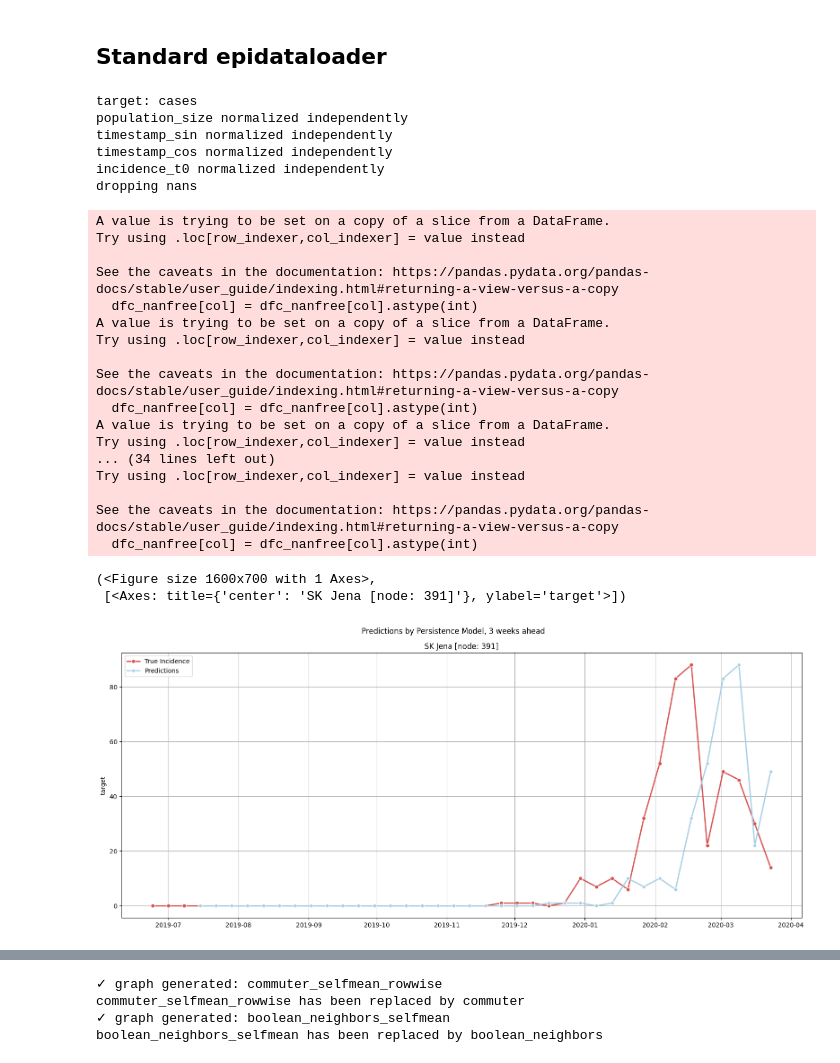
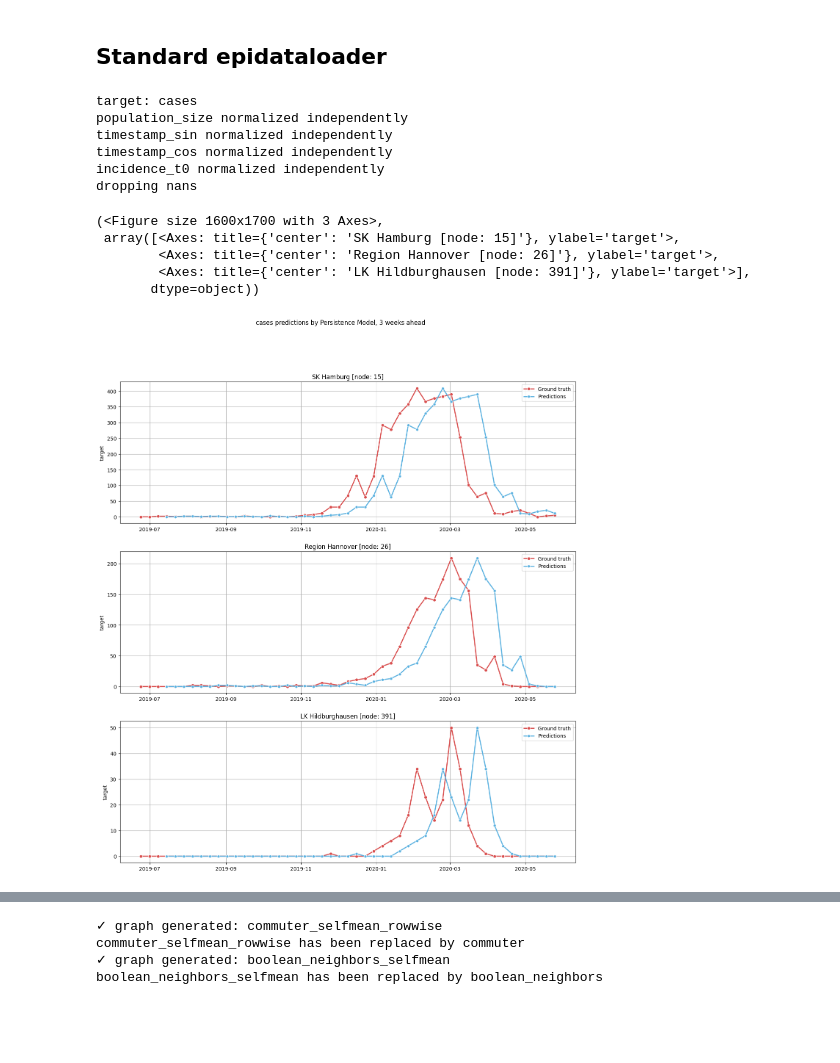
Before and after one commit to stends2001/infectious_disease_gnn, a Jupyter notebook: src/notebooks/1. Project.ipynb, the cells around one changed output, grey strips where cells are left out. Cells and saved outputs as stored; diff of their text form; code cells hidden in the pictures; blank space fills up the shorter version.

Commit message:
massive graphconstruction update

```diff
--- a/src/notebooks/1. Project.ipynb
+++ b/src/notebooks/1. Project.ipynb
@@ -14,9 +14,9 @@ min_date        = '2006-05-15'
 max_date        = '2020-06-01'
 split_trainval  = '2018-06-01'
 split_valtest   = '2019-06-01'
-split_berlin    = True
+split_berlin    = False
 
-horizon_size    = 10
+horizon_size    = 1
 horizon_leadtime= 3
 sequence_length = 1
 lag_num         = 1
@@ -57,34 +57,20 @@ timestamp_sin normalized independently
 timestamp_cos normalized independently
 incidence_t0 normalized independently
 dropping nans
-A value is trying to be set on a copy of a slice from a DataFrame.
-Try using .loc[row_indexer,col_indexer] = value instead
-
-See the caveats in the documentation: https://pandas.pydata.org/pandas-docs/stable/user_guide/indexing.html#returning-a-view-versus-a-copy
-  dfc_nanfree[col] = dfc_nanfree[col].astype(int)
-A value is trying to be set on a copy of a slice from a DataFrame.
-Try using .loc[row_indexer,col_indexer] = value instead
-
-See the caveats in the documentation: https://pandas.pydata.org/pandas-docs/stable/user_guide/indexing.html#returning-a-view-versus-a-copy
-  dfc_nanfree[col] = dfc_nanfree[col].astype(int)
-A value is trying to be set on a copy of a slice from a DataFrame.
-Try using .loc[row_indexer,col_indexer] = value instead
-... (34 lines left out)
-Try using .loc[row_indexer,col_indexer] = value instead
-
-See the caveats in the documentation: https://pandas.pydata.org/pandas-docs/stable/user_guide/indexing.html#returning-a-view-versus-a-copy
-  dfc_nanfree[col] = dfc_nanfree[col].astype(int)
 # %%
 sl = ShallowDataLoaderManager(data_orchestrator).construct_dataloaders()
 ps = PersistenceModel(sl)
 cm = ClimateologyModel(sl)
 
 ps.forecast('test')
-ps.show_forecasts(391, 'test')
+ps.show_forecasts([15, 26, 391], 'test')
 
 cm.forecast('test')
-cm.show_forecasts(391, 'test')
+cm.show_forecasts([15, 26, 391], 'test')
 # %% [output]
-(<Figure size 1600x700 with 1 Axes>,
- [<Axes: title={'center': 'SK Jena [node: 391]'}, ylabel='target'>])
+(<Figure size 1600x1700 with 3 Axes>,
+ array([<Axes: title={'center': 'SK Hamburg [node: 15]'}, ylabel='target'>,
+        <Axes: title={'center': 'Region Hannover [node: 26]'}, ylabel='target'>,
+        <Axes: title={'center': 'LK Hildburghausen [node: 391]'}, ylabel='target'>],
+       dtype=object))
-[figure, old version]
+[figure, new version]
```
Also changed, not shown: parts of 5 cells of this notebook, 31 other files.
